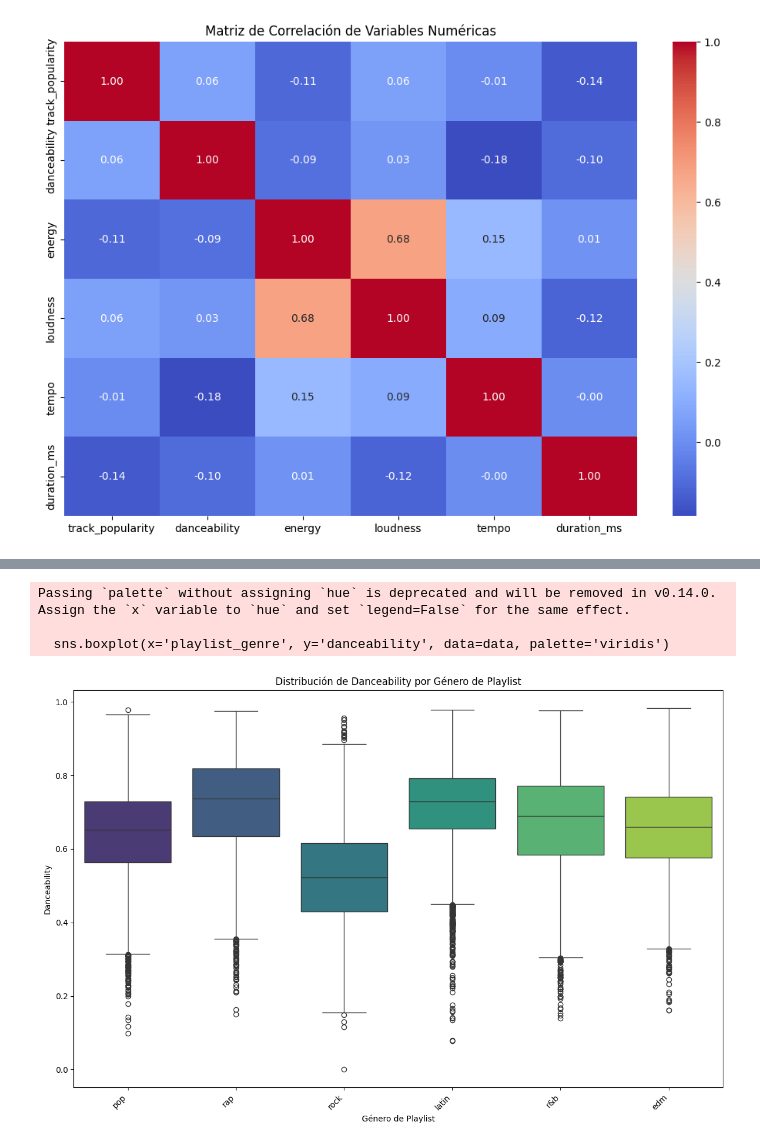
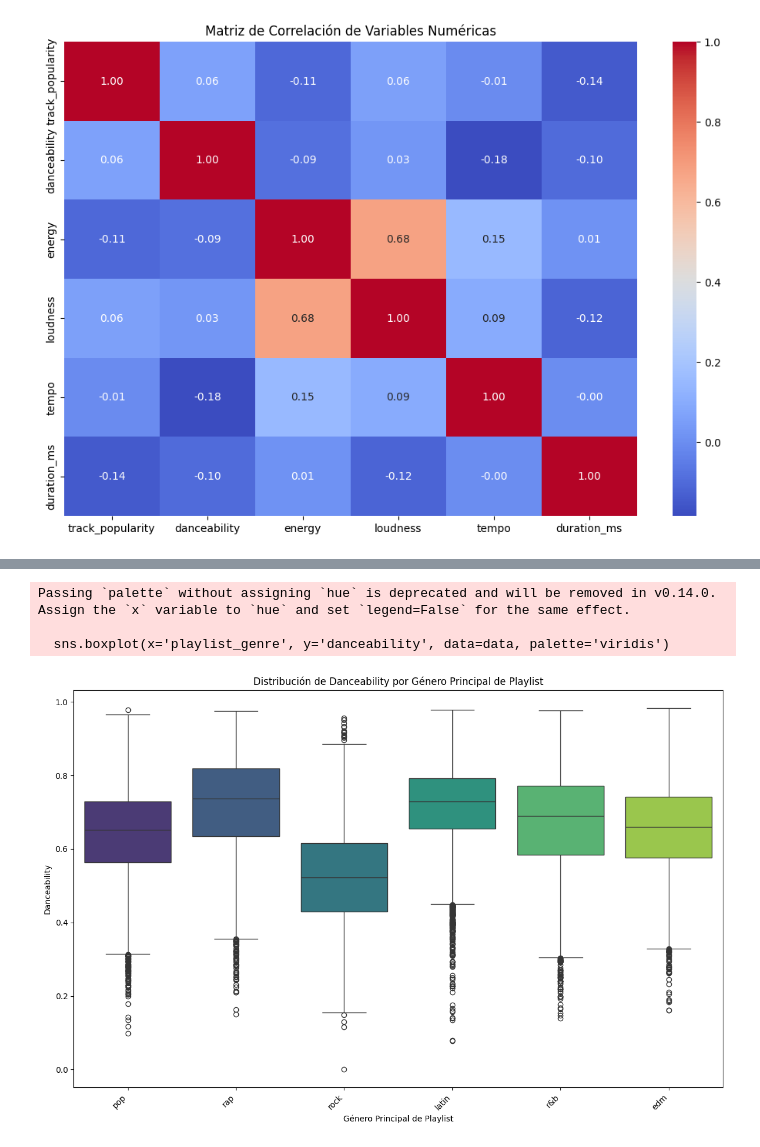
Before and after one commit to JorgeOrrego1201/TF_MetDataScience, a Jupyter notebook: TF_Spotify.ipynb, the cells around one changed output, grey strips where cells are left out. Drawn from its saved outputs; the diff is of its cells as text; code cells hidden in the pictures.

```diff
--- a/TF_Spotify.ipynb
+++ b/TF_Spotify.ipynb
@@ -278,15 +316,15 @@ Passing `palette` without assigning `hue` is deprecated and will be removed in v
 # %%
 # Relación entre las variables danceability y playlist_genre
 plt.figure(figsize=(12, 8))
 sns.boxplot(x='playlist_genre', y='danceability', data=data, palette='viridis')
-plt.title('Distribución de Danceability por Género de Playlist')
-plt.xlabel('Género de Playlist')
+plt.title('Distribución de Danceability por Género Principal de Playlist')
+plt.xlabel('Género Principal de Playlist')
 plt.ylabel('Danceability')
 plt.xticks(rotation=45, ha='right')
 plt.tight_layout()
 plt.show()
 # %% [output]
 Passing `palette` without assigning `hue` is deprecated and will be removed in v0.14.0. Assign the `x` variable to `hue` and set `legend=False` for the same effect.
 
   sns.boxplot(x='playlist_genre', y='danceability', data=data, palette='viridis')
-[figure, old version]
+[figure, new version]
```
Also changed, not shown: parts of 3 cells of this notebook.
